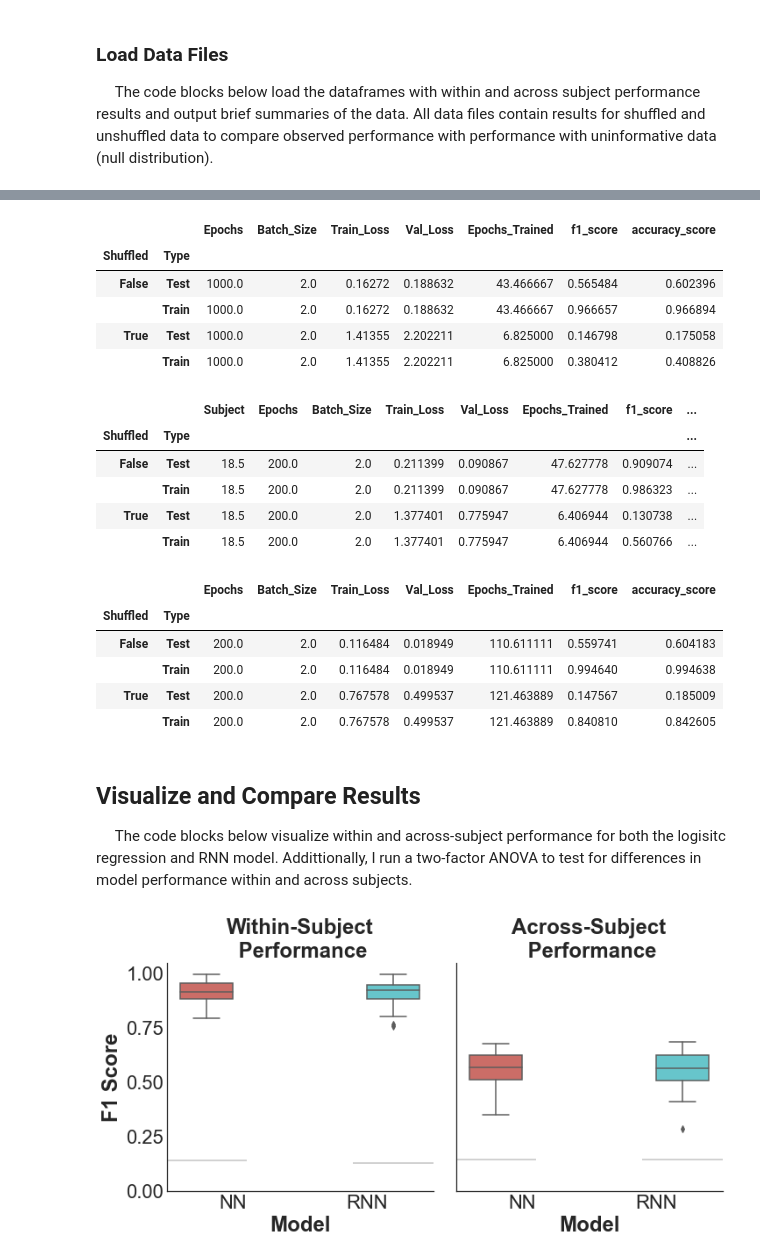
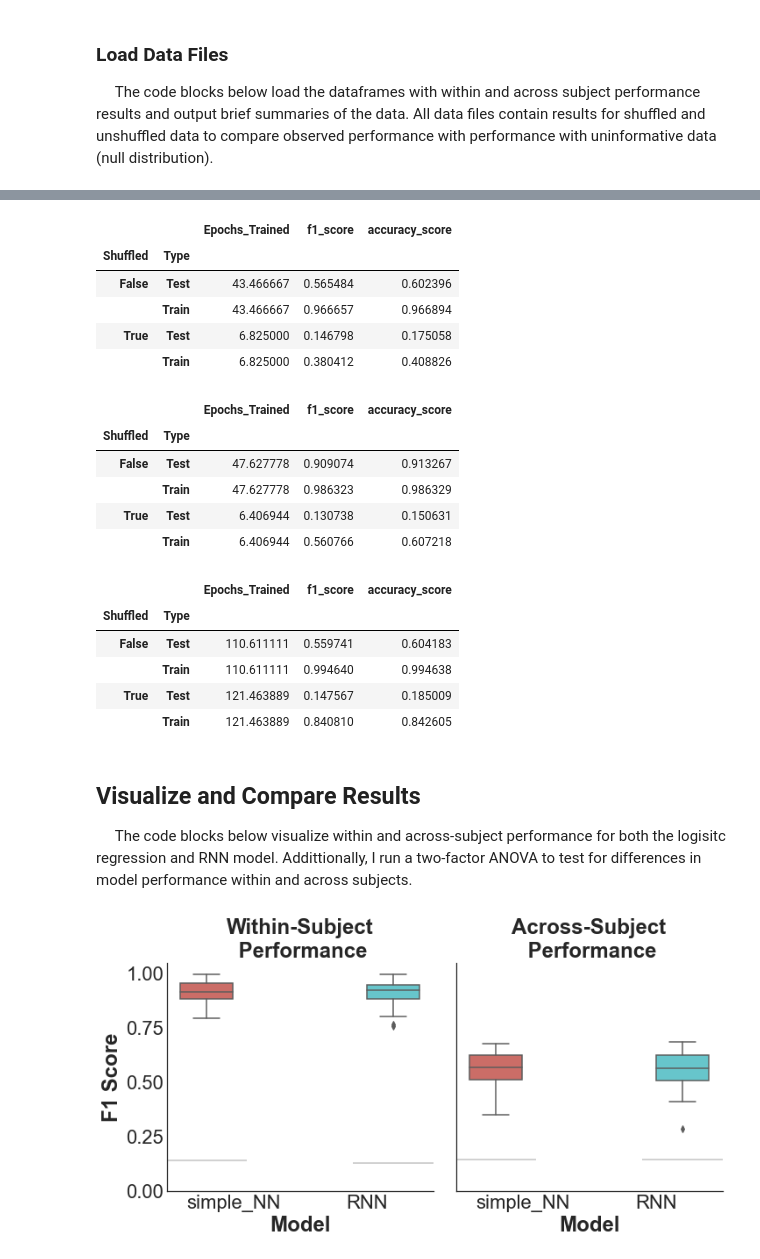
Before and after one commit to cechava/EMG_gestures, a Jupyter notebook: demo_notebooks/compare_model_performance_within_and_across_subjects.ipynb, the cells around one changed output, grey strips where cells are left out. Saved outputs shown, nothing was run; the diff lists cells and outputs as text; code cells hidden in the pictures.

Commit message:
updated within and across subject comparison

```diff
--- a/demo_notebooks/compare_model_performance_within_and_across_subjects.ipynb
+++ b/demo_notebooks/compare_model_performance_within_and_across_subjects.ipynb
@@ -81,48 +84,48 @@ display(HTML(lr_results_df.groupby(['Shuffled','Type']).mean().drop(columns = ['
 # %%
-# Load logistic regression across-subject data
+# Load single-layer network across-subject data
 
 nsubjects = 36
 
-lr_xsubj_results_df = []
+nn_xsubj_results_df = []
 
-results_folder = '../results_data/single_subject_training/NN'
+results_folder = '../results_data/single_subject_training/simple_NN'
 for src_subject_id in range(1,nsubjects+1):
     results_fn = 'subject_%02d_across_subject_results.h5'%(src_subject_id)
     subject_df = pd.read_hdf(os.path.join(results_folder,results_fn), 'results_df')
-    lr_xsubj_results_df.append(subject_df)
+    nn_xsubj_results_df.append(subject_df)
 
-lr_xsubj_results_df = pd.concat(lr_xsubj_results_df,axis = 0)
+nn_xsubj_results_df = pd.concat(nn_xsubj_results_df,axis = 0)
 
 # Average over test subjects
-lr_xsubj_results_df = lr_xsubj_results_df.groupby(['Shuffled','Type','Train_Subject'],as_index = False)\
+nn_xsubj_results_df = nn_xsubj_results_df.groupby(['Shuffled','Type','Train_Subject'],as_index = False)\
 .mean()\
-.drop(columns = ['Test_Subject','Rep'])
+.drop(columns = ['Test_Subject','Rep','Epochs','Batch_Size','Train_Loss','Val_Loss'])
 
 # Output summary
-display(HTML(lr_xsubj_results_df.groupby(['Shuffled','Type']).mean().drop(columns = ['Train_Subject']).to_html()))
+display(HTML(nn_xsubj_results_df.groupby(['Shuffled','Type']).mean().drop(columns = ['Train_Subject']).to_html()))
 # %% [output]
-|  |  | Epochs | Batch_Size | Train_Loss | Val_Loss | Epochs_Trained | f1_score | accuracy_score |
-| Shuffled | Type |  |  |  |  |  |  |  |
-| False | Test | 1000.0 | 2.0 | 0.16272 | 0.188632 | 43.466667 | 0.565484 | 0.602396 |
-|  | Train | 1000.0 | 2.0 | 0.16272 | 0.188632 | 43.466667 | 0.966657 | 0.966894 |
-| True | Test | 1000.0 | 2.0 | 1.41355 | 2.202211 | 6.825000 | 0.146798 | 0.175058 |
-|  | Train | 1000.0 | 2.0 | 1.41355 | 2.202211 | 6.825000 | 0.380412 | 0.408826 |
+|  |  | Epochs_Trained | f1_score | accuracy_score |
+| Shuffled | Type |  |  |  |
+| False | Test | 43.466667 | 0.565484 | 0.602396 |
+|  | Train | 43.466667 | 0.966657 | 0.966894 |
+| True | Test | 6.825000 | 0.146798 | 0.175058 |
+|  | Train | 6.825000 | 0.380412 | 0.408826 |
 # %%
-# Combine logistic regression results in a single data frame and label
+# Combine single-layer network results in a single data frame and label
 
 # keep test scores only
-lr_results_df = lr_results_df.loc[lr_results_df.Type=='Test']
+nn_results_df = nn_results_df.loc[nn_results_df.Type=='Test']
 #drop test subject column
-lr_results_df = lr_results_df.drop(columns = ['Test_Subject'])
+nn_results_df = nn_results_df.drop(columns = ['Test_Subject'])
 # label
-lr_results_df['Test_Type'] = 'Within_Subject'
-lr_xsubj_results_df['Test_Type'] = 'Across_Subject'
+nn_results_df['Test_Type'] = 'Within_Subject'
+nn_xsubj_results_df['Test_Type'] = 'Across_Subject'
 
 #combine
-lr_combo_results_df = pd.concat([lr_results_df,lr_xsubj_results_df],axis = 0)
+nn_combo_results_df = pd.concat([nn_results_df,nn_xsubj_results_df],axis = 0)
 
 #label
-lr_combo_results_df['Model'] = 'NN'
+nn_combo_results_df['Model'] = 'simple_NN'
 # %%
 # Load RNN within-subject data
 nsubjects = 36
@@ -135,7 +138,7 @@ for src_subject_id in range(1,nsubjects+1):
     subject_df = pd.read_hdf(os.path.join(results_folder,results_fn), 'results_df')
     subject_df['Train_Subject'] = subject_df['Subject']
     subject_df['Test_Subject'] = subject_df['Subject']
-    subject_df.drop(columns = ['Subject'])
+    subject_df = subject_df.drop(columns = ['Subject'])
     rnn_results_df.append(subject_df)
 
 rnn_results_df = pd.concat(rnn_results_df,axis = 0)
@@ -143,17 +146,17 @@ rnn_results_df = pd.concat(rnn_results_df,axis = 0)
 # Average over multiple train/test splits of the data
 rnn_results_df = rnn_results_df.groupby(['Shuffled','Type','Train_Subject','Test_Subject'],as_index = False)\
 .mean()\
-.drop(columns = ['Fold','Rep'])
+.drop(columns = ['Fold','Rep','Epochs','Batch_Size','Train_Loss','Val_Loss'])
 
 # Output summary
 display(HTML(rnn_results_df.groupby(['Shuffled','Type']).mean().drop(columns = ['Train_Subject','Test_Subject']).to_html()))
 # %% [output]
-|  |  | Subject | Epochs | Batch_Size | Train_Loss | Val_Loss | Epochs_Trained | f1_score | ... |
-| Shuffled | Type |  |  |  |  |  |  |  | ... |
-| False | Test | 18.5 | 200.0 | 2.0 | 0.211399 | 0.090867 | 47.627778 | 0.909074 | ... |
-|  | Train | 18.5 | 200.0 | 2.0 | 0.211399 | 0.090867 | 47.627778 | 0.986323 | ... |
-| True | Test | 18.5 | 200.0 | 2.0 | 1.377401 | 0.775947 | 6.406944 | 0.130738 | ... |
-|  | Train | 18.5 | 200.0 | 2.0 | 1.377401 | 0.775947 | 6.406944 | 0.560766 | ... |
+|  |  | Epochs_Trained | f1_score | accuracy_score |
+| Shuffled | Type |  |  |  |
+| False | Test | 47.627778 | 0.909074 | 0.913267 |
+|  | Train | 47.627778 | 0.986323 | 0.986329 |
+| True | Test | 6.406944 | 0.130738 | 0.150631 |
+|  | Train | 6.406944 | 0.560766 | 0.607218 |
 # %%
 # Load RNN across-subject data
 nsubjects = 36
@@ -171,17 +174,17 @@ rnn_xsubj_df = pd.concat(rnn_xsubj_results_df,axis = 0)
 # Average over test subjects
 rnn_xsubj_df = rnn_xsubj_df.groupby(['Shuffled','Type','Train_Subject'],as_index = False)\
 .mean()\
-.drop(columns = ['Test_Subject','Rep'])
+.drop(columns = ['Test_Subject','Rep','Epochs','Batch_Size','Train_Loss','Val_Loss'])
 
 # Output summary
 display(HTML(rnn_xsubj_df.groupby(['Shuffled','Type']).mean().drop(columns = ['Train_Subject']).to_html()))
 # %% [output]
-|  |  | Epochs | Batch_Size | Train_Loss | Val_Loss | Epochs_Trained | f1_score | accuracy_score |
-| Shuffled | Type |  |  |  |  |  |  |  |
-| False | Test | 200.0 | 2.0 | 0.116484 | 0.018949 | 110.611111 | 0.559741 | 0.604183 |
-|  | Train | 200.0 | 2.0 | 0.116484 | 0.018949 | 110.611111 | 0.994640 | 0.994638 |
-| True | Test | 200.0 | 2.0 | 0.767578 | 0.499537 | 121.463889 | 0.147567 | 0.185009 |
-|  | Train | 200.0 | 2.0 | 0.767578 | 0.499537 | 121.463889 | 0.840810 | 0.842605 |
+|  |  | Epochs_Trained | f1_score | accuracy_score |
+| Shuffled | Type |  |  |  |
+| False | Test | 110.611111 | 0.559741 | 0.604183 |
+|  | Train | 110.611111 | 0.994640 | 0.994638 |
+| True | Test | 121.463889 | 0.147567 | 0.185009 |
+|  | Train | 121.463889 | 0.840810 | 0.842605 |
 # %%
 # Combine RNN results in a single dataframe and label
 
@@ -205,7 +208,7 @@ rnn_combo_results_df['Model'] = 'RNN'
 &emsp; The code blocks below visualize within and across-subject performance for both the logisitc regression and RNN model. Addittionally, I run a two-factor ANOVA to test for differences in model performance within and across subjects.
 # %%
 # Combine results across subjects
-all_model_combo_df = pd.concat([rnn_combo_results_df,lr_combo_results_df], axis = 0)
+all_model_combo_df = pd.concat([rnn_combo_results_df,nn_combo_results_df], axis = 0)
 
 # Separate results with shuffled and unshuffled data
 true_results_df = all_model_combo_df.loc[(all_model_combo_df.Shuffled==False)&(all_model_combo_df.Type == 'Test')]
@@ -213,36 +216,36 @@ shuffled_results_df = all_model_combo_df.loc[(all_model_combo_df.Shuffled==True)
 
 
 # Get confidence interval for shuffled data results
-model_list = ['NN','RNN']
+model_list = ['simple_NN','RNN']
 type_list = ['Within_Subject','Across_Subject']
 null_ci = np.zeros((2,2,2))
 
 for i,m in enumerate(model_list):
     for j,t in enumerate(type_list):
         null_df = shuffled_results_df.loc[(shuffled_results_df.Model==m)&(shuffled_results_df.Test_Type==t)]
         null_ci[j,i,:] = sns.utils.ci(sns.algorithms.bootstrap(null_df['f1_score'].values))
 
 
 #Visualize unshuffled data results
 sns.set_palette(sns.color_palette("hls", 2))
 g = sns.catplot(data = true_results_df, x= 'Model', y = 'f1_score', col = 'Test_Type', hue = 'Model',\
-            kind = 'box', order = ['NN','RNN'], hue_order = ['NN','RNN'])
+            kind = 'box', order = ['simple_NN','RNN'], hue_order = ['simple_NN','RNN'])
 
 #Label axes and subpots, mark chance confidence interval
 for i,ax in enumerate(g.axes[0]):
     ax.set_xlabel('Model')
     ax.set_ylim([0,1.05])
     ax.add_patch(patches.Rectangle((-.5, null_ci[i,0,0]), 0.6, (null_ci[i,0,1]-null_ci[i,0,0]),\
                                          linewidth=0, fill=True, color='k', alpha=0.2))
     ax.add_patch(patches.Rectangle((.9, null_ci[i,1,0]), 0.6, (null_ci[i,1,1]-null_ci[i,1,0]),\
                                          linewidth=0, fill=True, color='k', alpha=0.2))
 
 
 
 g.axes[0][0].set_ylabel('F1 Score')
 g.axes[0][0].set_title('Within-Subject\n Performance',fontweight = 'bold');
 g.axes[0][1].set_title('Across-Subject\n Performance',fontweight = 'bold');
 
 plt.gcf().suptitle('', y = 1.05, fontweight = 'bold');
 # %% [output]
-[figure, old version]
+[figure, new version]
```
Also changed, not shown: parts of 8 cells of this notebook, 15 other files.
